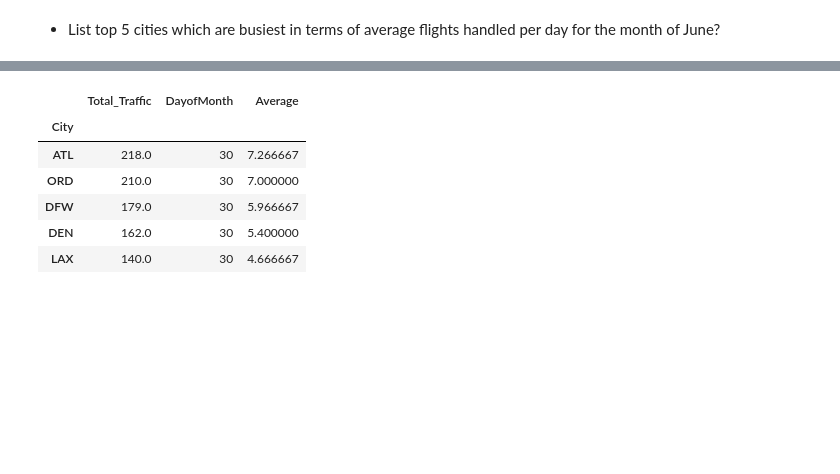
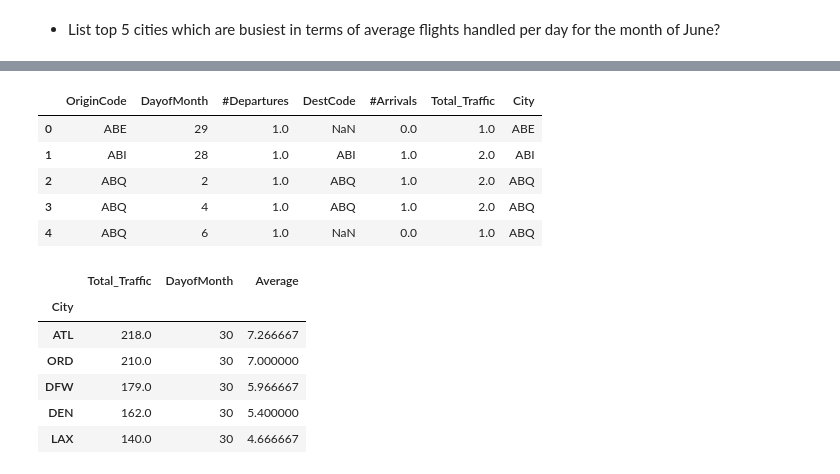
Before and after one commit to fractal-analytics-academy/python-for-data-science, a Jupyter notebook: test-your-skills/solution-sets/Set-1/solution-set-1.ipynb, the cells around one changed output, grey strips where cells are left out. Cells and saved outputs as stored; diff of their text form; code cells hidden in the pictures; blank space fills up the shorter version.

```diff
--- a/test-your-skills/solution-sets/Set-1/solution-set-1.ipynb
+++ b/test-your-skills/solution-sets/Set-1/solution-set-1.ipynb
@@ -332,3 +333,12 @@ final['Total_Traffic'] = final['#Departures'] + final['#Arrivals']
 # Since, Either the Origin City or the Destination City can be blank at a time, let's do a coalesce of the two columns
 # to obtain the new column City
 final['City'] = final['OriginCode'].combine_first(final['DestCode'])
+# %%
+final.head()
+# %% [output]
+|  | OriginCode | DayofMonth | #Departures | DestCode | #Arrivals | Total_Traffic | City |
+| 0 | ABE | 29 | 1.0 | NaN | 0.0 | 1.0 | ABE |
+| 1 | ABI | 28 | 1.0 | ABI | 1.0 | 2.0 | ABI |
+| 2 | ABQ | 2 | 1.0 | ABQ | 1.0 | 2.0 | ABQ |
+| 3 | ABQ | 4 | 1.0 | ABQ | 1.0 | 2.0 | ABQ |
+| 4 | ABQ | 6 | 1.0 | NaN | 0.0 | 1.0 | ABQ |
```
Also changed, not shown: parts of 11 cells of this notebook, 2 other files.
